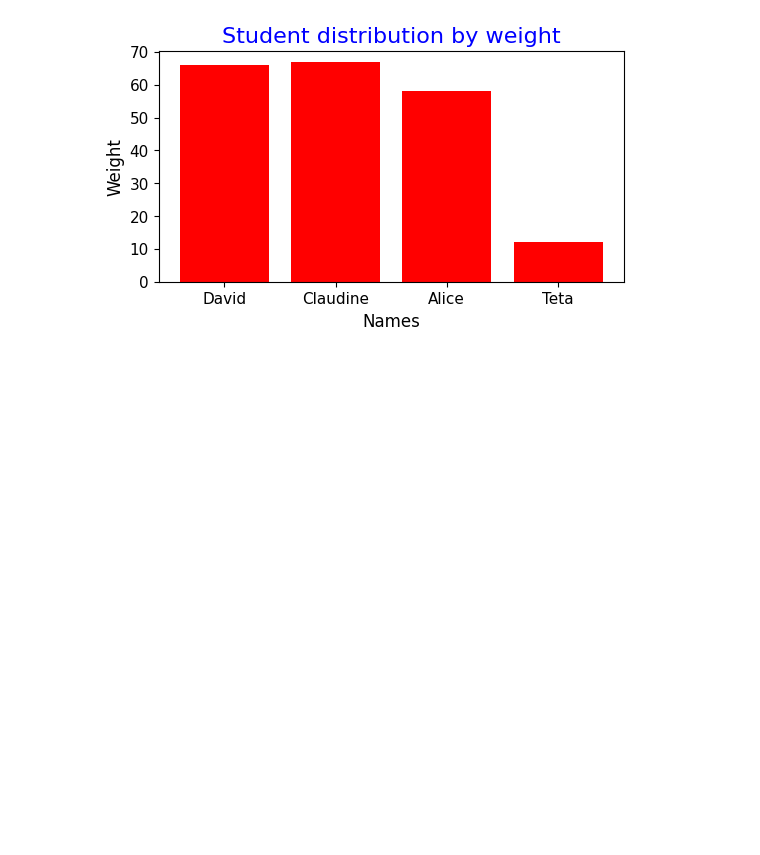
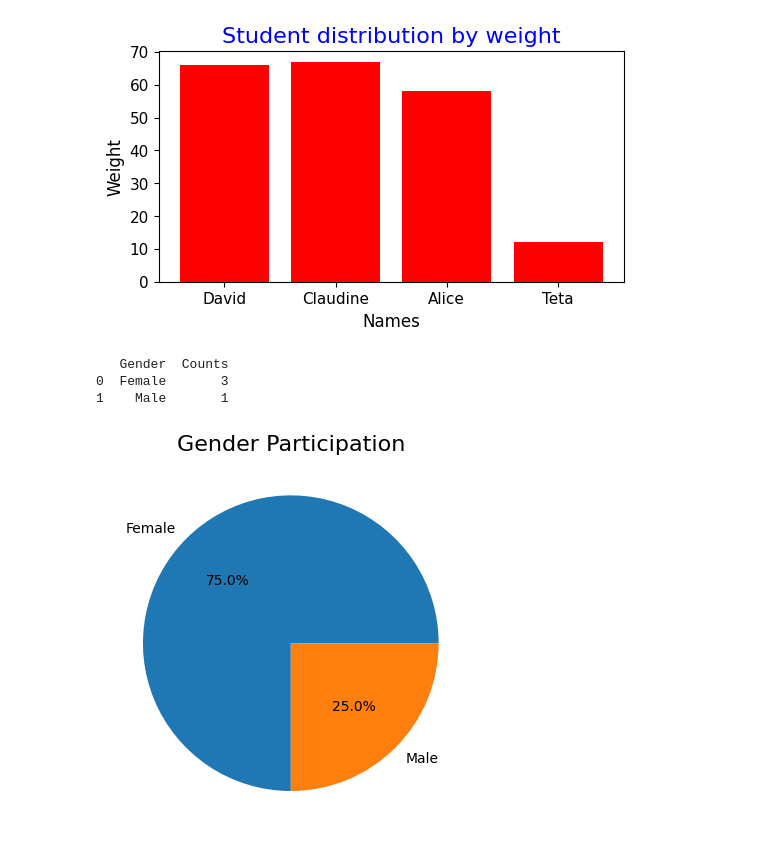
Before and after one commit to ub-victor/Python-Learning, a Jupyter notebook: Statistics-Probability/work-with-data.ipynb, the cells around one changed output. Cells and saved outputs as stored; diff of their text form; code cells hidden in the pictures; blank space fills up the shorter version.

```diff
--- a/Statistics-Probability/work-with-data.ipynb
+++ b/Statistics-Probability/work-with-data.ipynb
@@ -190,0 +187,19 @@ summary
+# %%
+import matplotlib.pyplot as plt
+import pandas as pd
+
+
+summary = pd.DataFrame (SL["Gender"].value_counts()).reset_index()
+summary.columns = ["Gender", "Counts"]
+print(summary)
+
+print("\n")
+
+plt.title("Gender Participation", size=16)
+plt.pie(summary["Counts"], labels=summary["Gender"], autopct="%1.1f%%")
+plt.show()
+# %% [output]
+   Gender  Counts
+0  Female       3
+1    Male       1
+[figure, added]
```
Also changed, not shown: parts of 1 cell of this notebook.
